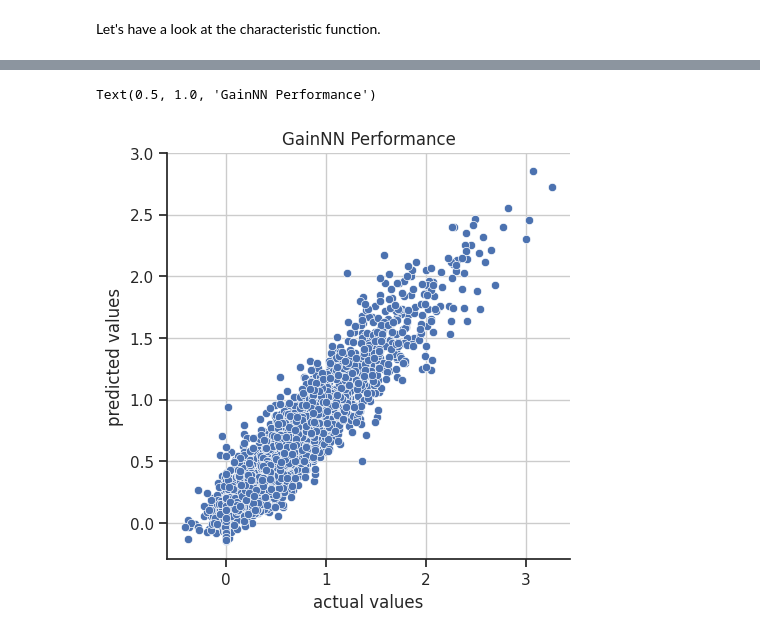
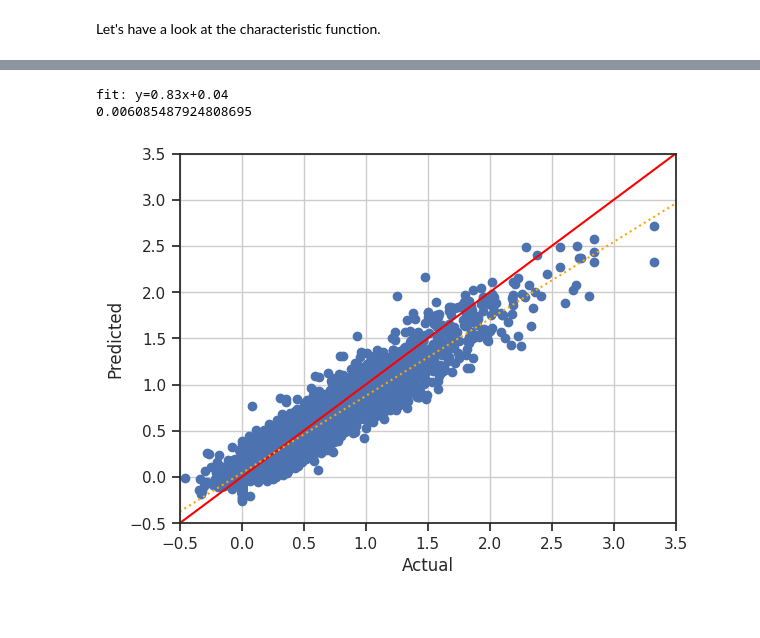
Before and after one commit to andreghl/thesis, a Jupyter notebook: data/instances.ipynb, the cells around one changed output, grey strips where cells are left out. Drawn from its saved outputs; the diff is of its cells as text; code cells hidden in the pictures.

```diff
--- a/data/instances.ipynb
+++ b/data/instances.ipynb
@@ -114,7 +117,18 @@ sns.histplot(data = values - gains, kde = True)
 # %%
-sns.relplot(x = gains, y = values); plt.grid(True)
-plt.xlabel('actual values'); plt.ylabel('predicted values')
-plt.title("GainNN Performance")
+from scipy.stats import linregress
+
+plt.scatter(gains, values); plt.grid(True)
+plt.xlabel('Actual'); plt.ylabel('Predicted')
+plt.xlim(-0.5, 3.5); plt.ylim(-0.5, 3.5)
+plt.axline((0, 0), slope = 1, c = "red")
+
+slope, intercept = np.polyfit(gains, values, 1)
+xs = np.array([-0.5, 3.5])
+plt.plot(xs, slope * xs + intercept, color = "orange", linestyle = ":")
+
+print(f"fit: y={slope:.2f}x+{intercept:.2f}")
+print(linregress(values, gains).stderr)
 # %% [output]
-Text(0.5, 1.0, 'GainNN Performance')
+fit: y=0.83x+0.04
+0.006085487924808695
-[figure, old version]
+[figure, new version]
```
Also changed, not shown: parts of 15 cells of this notebook, 27 other files.
